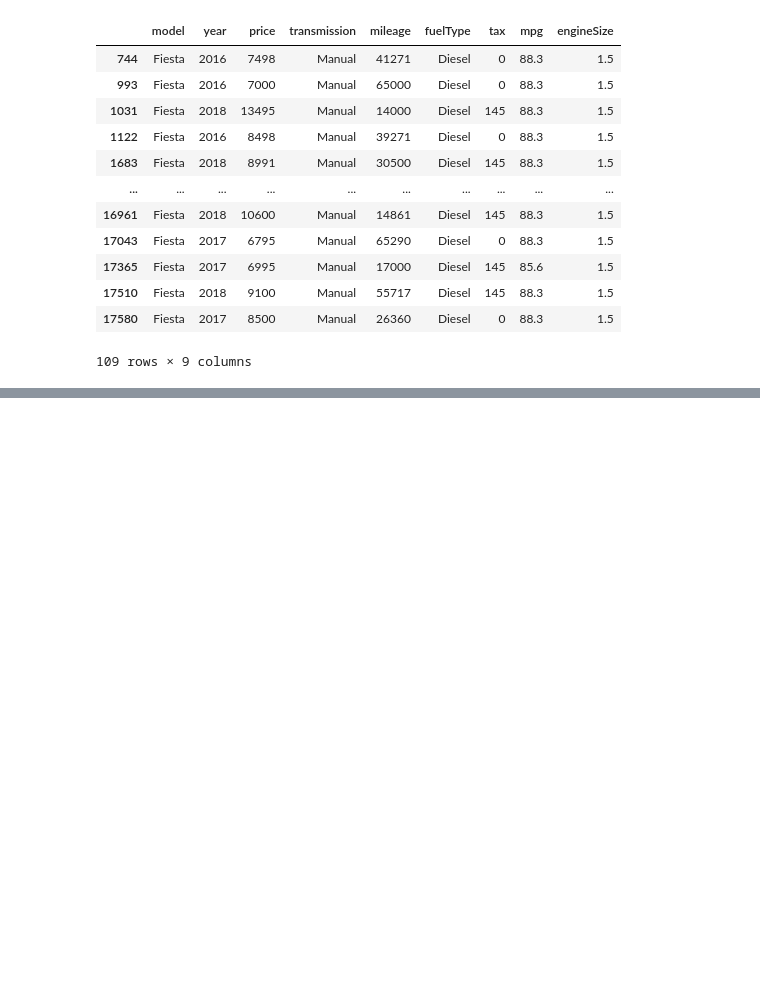
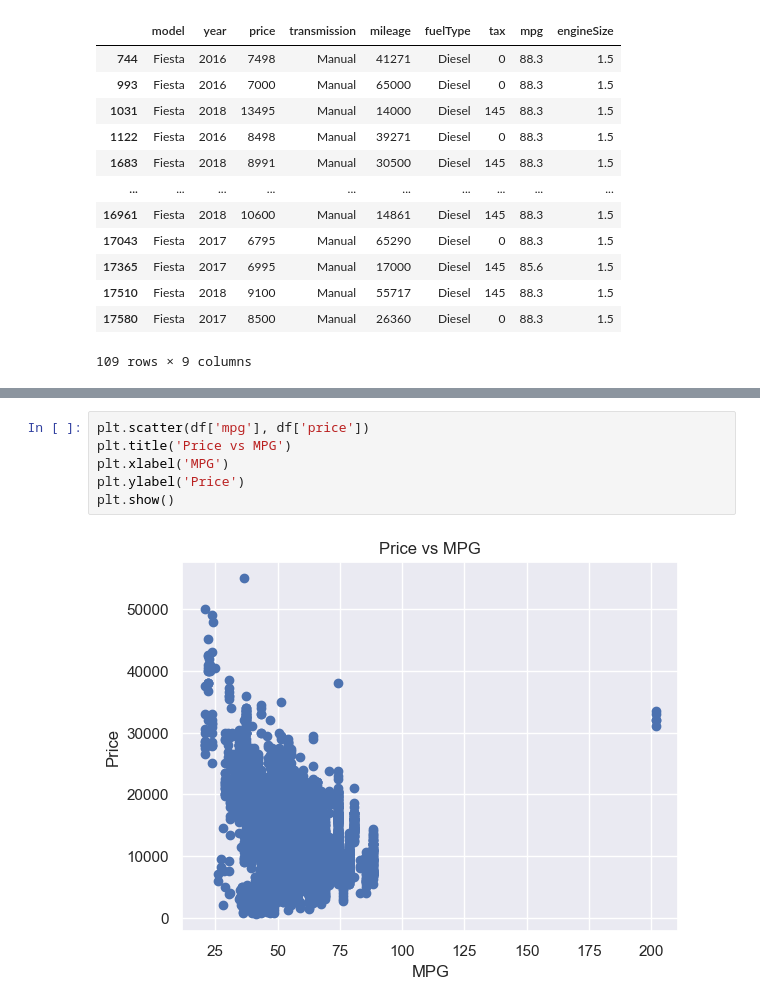
Before and after one commit to wyattbroyles/skillstorm, a Jupyter notebook: QAs/qa1.ipynb, the cells around one changed output, grey strips where cells are left out. Drawn from its saved outputs; the diff is of its cells as text; blank space fills up the shorter version.

```diff
--- a/QAs/qa1.ipynb
+++ b/QAs/qa1.ipynb
@@ -185,0 +228,8 @@ sns.pairplot(df)
+# %%
+plt.scatter(df['mpg'], df['price'])
+plt.title('Price vs MPG')
+plt.xlabel('MPG')
+plt.ylabel('Price')
+plt.show()
+# %% [output]
+[figure, added]
```
Also changed, not shown: parts of 19 cells of this notebook, 7 other files.
